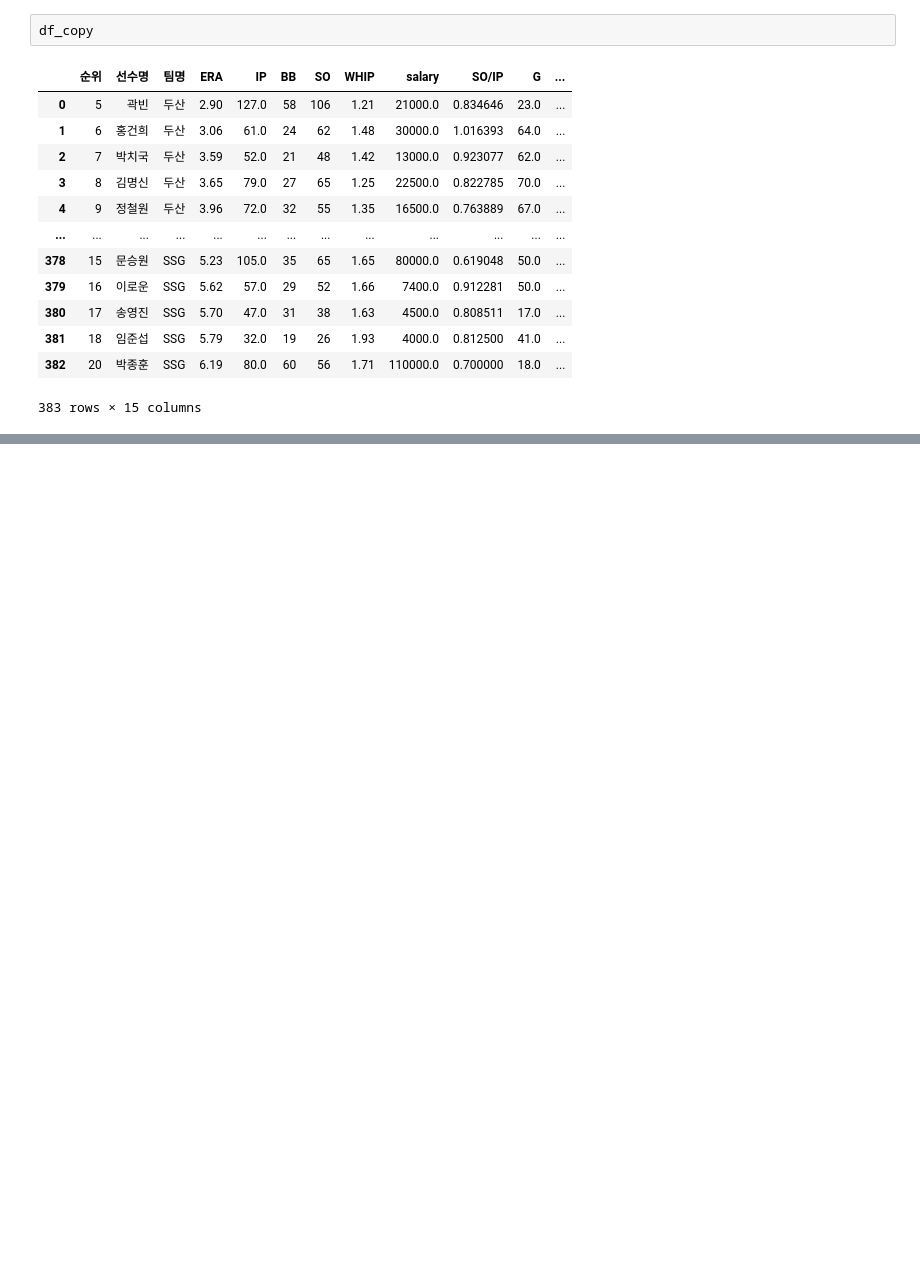
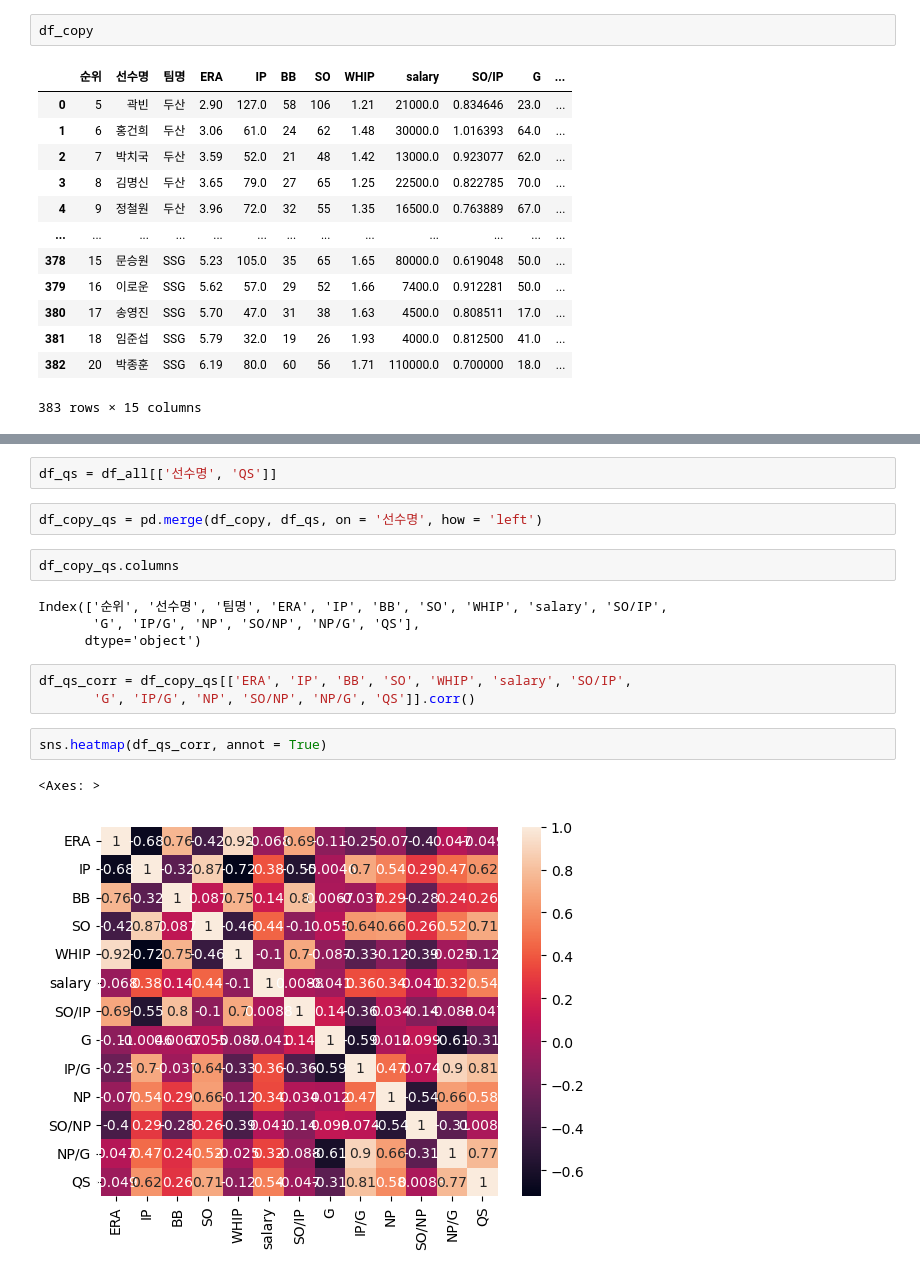
Before and after one commit to jayiuk/mid_project, a Jupyter notebook: EDA.ipynb, the cells around one changed output, grey strips where cells are left out. Saved outputs shown, nothing was run; the diff lists cells and outputs as text; blank space fills up the shorter version.

```diff
--- a/EDA.ipynb
+++ b/EDA.ipynb
@@ -310,0 +323,18 @@ df_copy
+# %%
+df_qs = df_all[['선수명', 'QS']]
+# %%
+df_copy_qs = pd.merge(df_copy, df_qs, on = '선수명', how = 'left')
+# %%
+df_copy_qs.columns
+# %% [output]
+Index(['순위', '선수명', '팀명', 'ERA', 'IP', 'BB', 'SO', 'WHIP', 'salary', 'SO/IP',
+       'G', 'IP/G', 'NP', 'SO/NP', 'NP/G', 'QS'],
+      dtype='object')
+# %%
+df_qs_corr = df_copy_qs[['ERA', 'IP', 'BB', 'SO', 'WHIP', 'salary', 'SO/IP',
+       'G', 'IP/G', 'NP', 'SO/NP', 'NP/G', 'QS']].corr()
+# %%
+sns.heatmap(df_qs_corr, annot = True)
+# %% [output]
+<Axes: >
+[figure, added]
```
Also changed, not shown: parts of 11 cells of this notebook, 4 other files.
